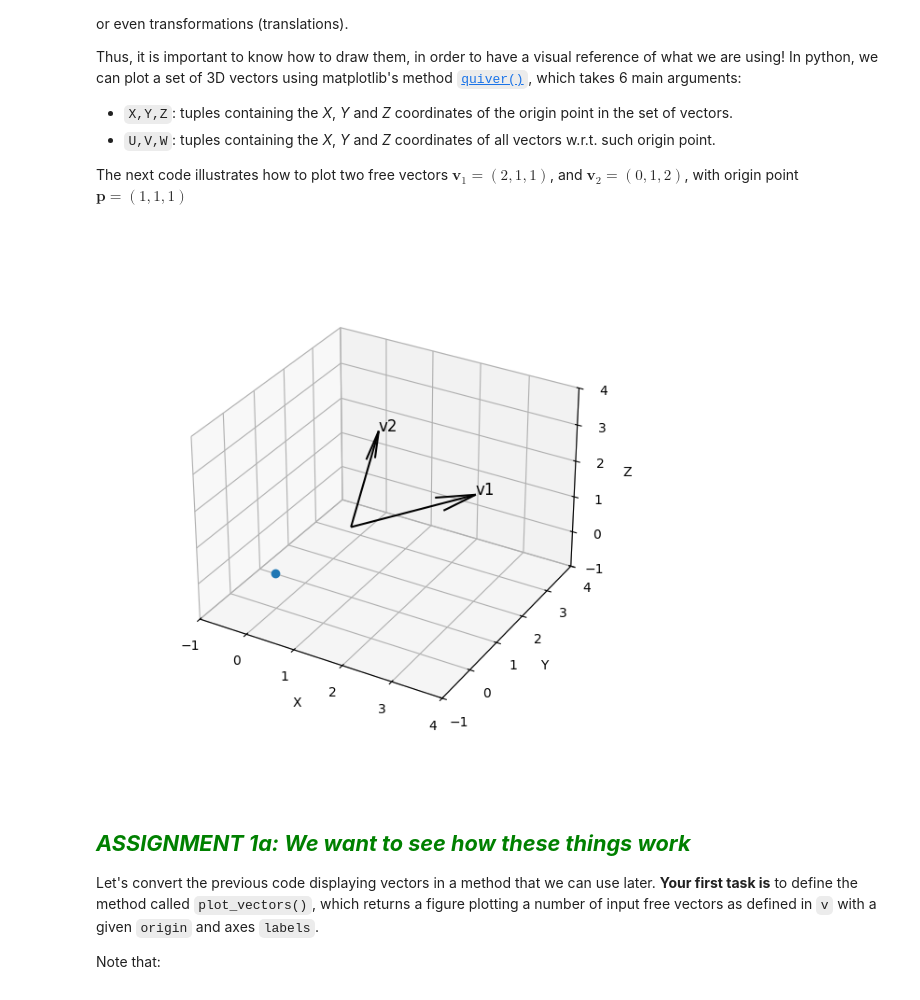
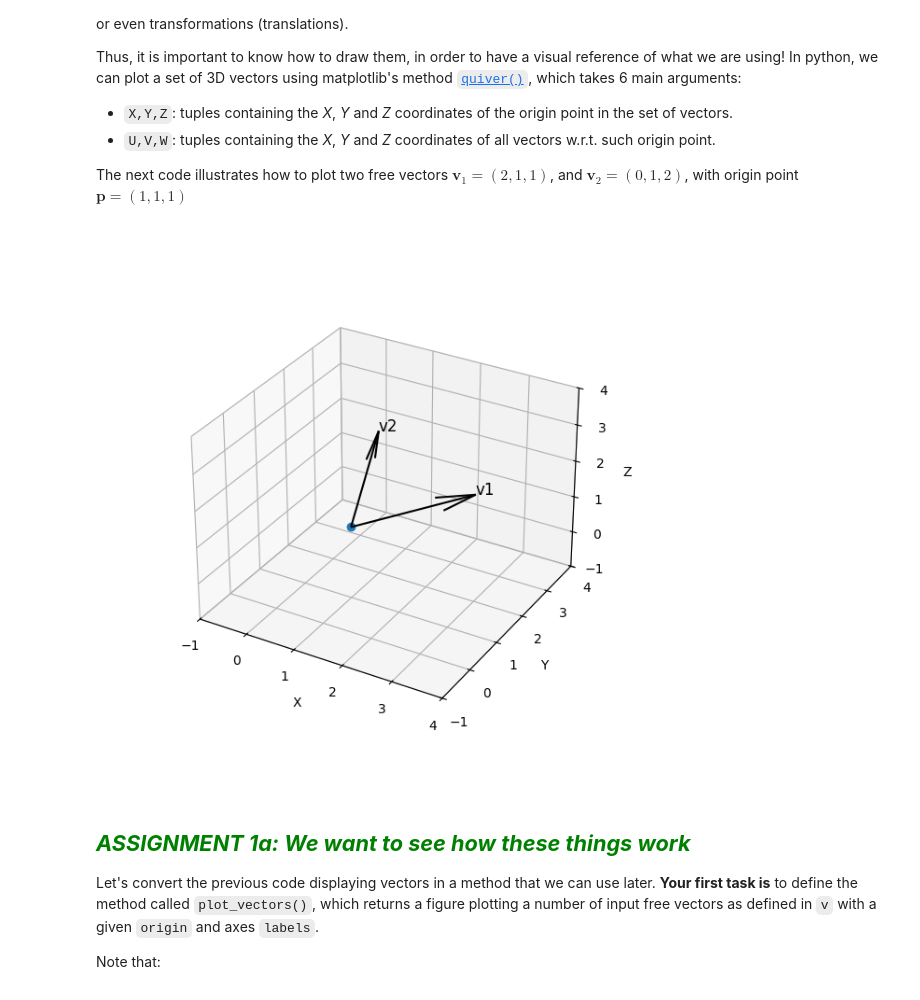
Before and after one commit to Artur797/uma_cv_2025, a Jupyter notebook: Chapter 08. Image Formation/8.1 Mathematical tools. Euclidean transformations in 3D.ipynb, the cells around one changed output. Cells and saved outputs as stored; diff of their text form; code cells hidden in the pictures.

```diff
--- a/Chapter 08. Image Formation/8.1 Mathematical tools. Euclidean transformations in 3D.ipynb
+++ b/Chapter 08. Image Formation/8.1 Mathematical tools. Euclidean transformations in 3D.ipynb
@@ -96,35 +96,35 @@ origin = np.column_stack((p,p))
 X,Y,Z = origin[0,:], origin[1,:], origin[2,:]
 U,V,W = v[0,:], v[1,:], v[2,:]
 
 # Create figure
 fig = plt.figure()
 
 # Prepare figure for 3D data
 ax = plt.axes(projection='3d')
 
 # Set axes limits
 ax.set_xlim3d(-1, 4)
 ax.set_ylim3d(-1, 4)
 ax.set_zlim3d(-1, 4)
 
 # Add axis labels and aspect ratio
 ax.set_xlabel('X')
 ax.set_ylabel('Y')
 ax.set_zlabel('Z')
 #ax.set_aspect('equal')
 
 # Plot vectors
 ax.quiver(X, Y, Z, U, V, W, color="black")
 
 # Add labels
 for i in range(len(labels)):
     ax.text(U[i]+X[i], V[i]+Y[i], W[i]+Z[i] ,labels[i], fontsize=12)
 
 # And show the figure!
-plt.plot(0,0,0,'o') # Draws the origin (0,0,0)
+plt.plot(1,1,1,'o') # Draws the origin (0,0,0)
 plt.show()
 # %% [output]
-[figure, old version]
+[figure, new version]
 # %% [markdown]
 ## <span style="color:green"><b><i>ASSIGNMENT 1a: We want to see how these things work</i></b></span>
 
```
Also changed, not shown: parts of 3 cells of this notebook.
